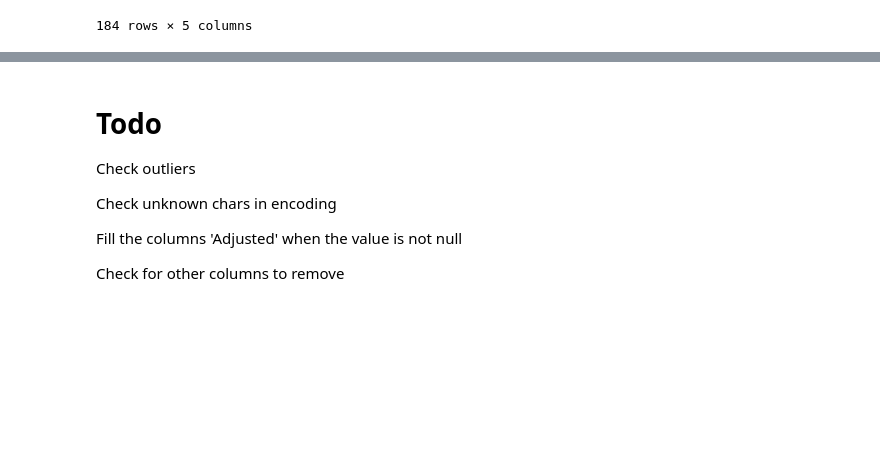
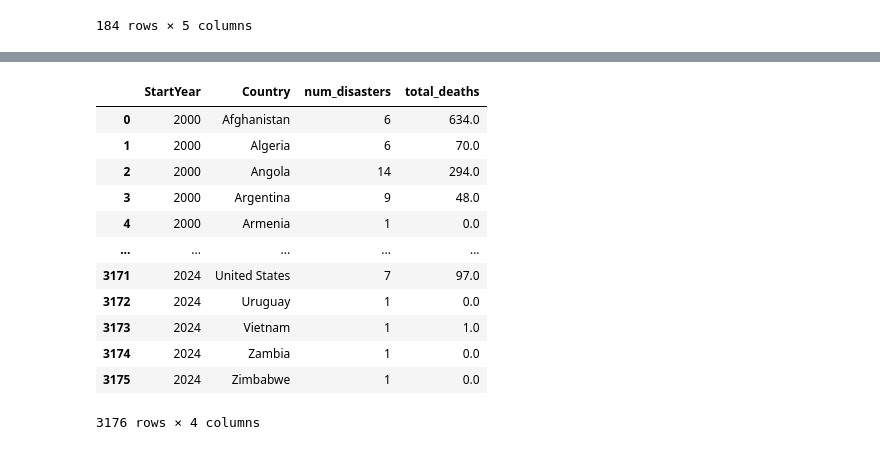
Before and after one commit to caparritos/INFOVIS-G22, a Jupyter notebook: satinize_dataset/sanitize.ipynb, the cells around one changed output, grey strips where cells are left out. Saved outputs shown, nothing was run; the diff lists cells and outputs as text; code cells hidden in the pictures; blank space fills up the shorter version.

Commit message:
feat: add pre-processing datasets

```diff
--- a/satinize_dataset/sanitize.ipynb
+++ b/satinize_dataset/sanitize.ipynb
@@ -172,13 +190,31 @@ df
 # save the DataFrames to a new CSV files
 df.to_csv('emdat_disasters_cleaned.csv', index=False, mode='w', encoding='utf-8')
 country_data.to_csv('country_data_processed.csv', index=False, mode='w', encoding='utf-8')
-# %% [markdown]
-# Todo
-
-<input disabled="" type="checkbox"> Check outliers
-
-<input disabled="" type="checkbox"> Check unknown chars in encoding
-
-<input disabled="" type="checkbox"> Fill the columns 'Adjusted' when the value is not null
-
-<input disabled="" type="checkbox"> Check for other columns to remove
+# %%
+# create a new DataFrame with the number of disasters and deaths per year per contry, region and subregion and save it to a new CSV file
+# Group by Year, Country, Region, and Subregion and calculate the number of disasters and total deaths
+disasters_per_year = df.groupby(['StartYear', 'Country']).agg(
+    num_disasters=('DisNo', 'count'),
+    total_deaths=('TotalDeaths', 'sum')
+).reset_index()
+
+# Save the new DataFrame to a CSV file
+disasters_per_year.to_csv(
+    "pre-processing/disasters_per_country.csv", index=False, mode="w", encoding="utf-8"
+)
+
+disasters_per_year
+# %% [output]
+|  | StartYear | Country | num_disasters | total_deaths |
+| 0 | 2000 | Afghanistan | 6 | 634.0 |
+| 1 | 2000 | Algeria | 6 | 70.0 |
+| 2 | 2000 | Angola | 14 | 294.0 |
+| 3 | 2000 | Argentina | 9 | 48.0 |
+| 4 | 2000 | Armenia | 1 | 0.0 |
+| ... | ... | ... | ... | ... |
+| 3171 | 2024 | United States | 7 | 97.0 |
+| 3172 | 2024 | Uruguay | 1 | 0.0 |
+| 3173 | 2024 | Vietnam | 1 | 1.0 |
+| 3174 | 2024 | Zambia | 1 | 0.0 |
+| 3175 | 2024 | Zimbabwe | 1 | 0.0 |
+3176 rows × 4 columns
```
Also changed, not shown: parts of 5 cells of this notebook, 7 other files.
